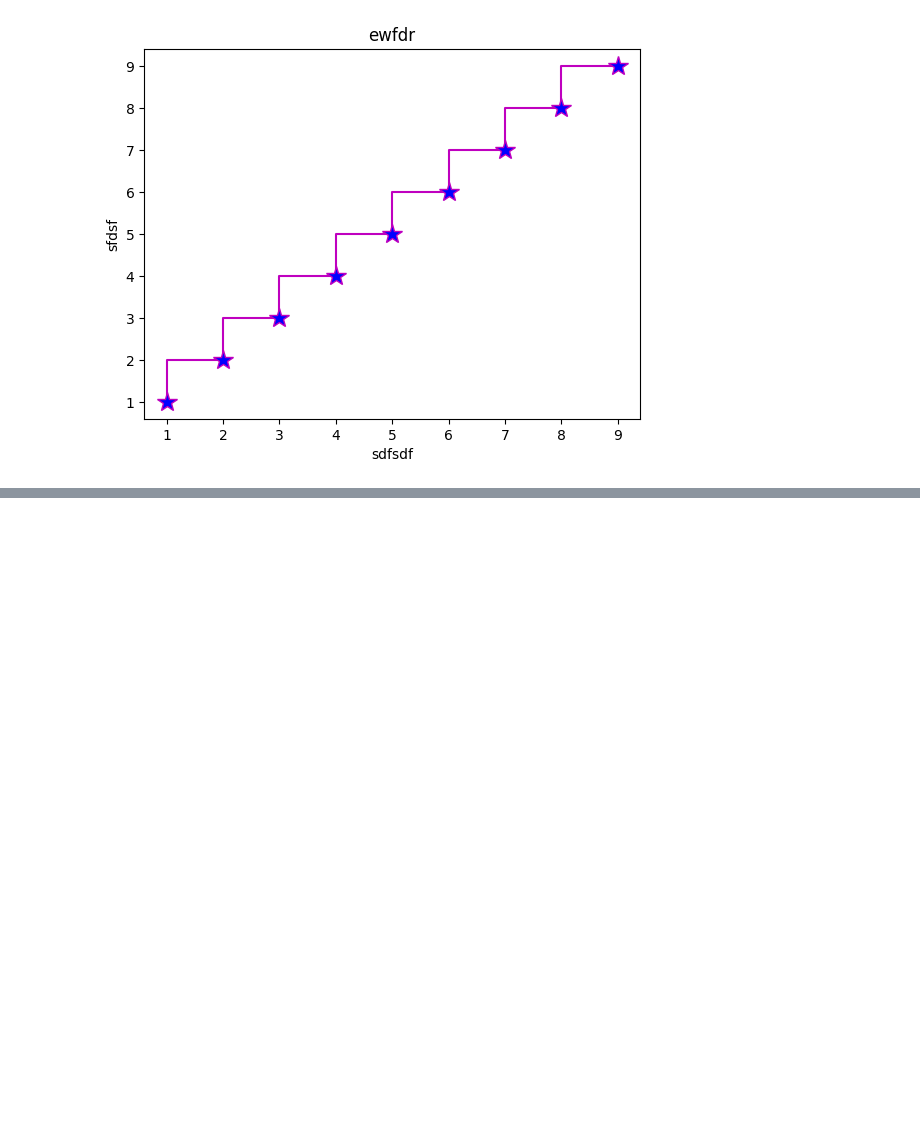
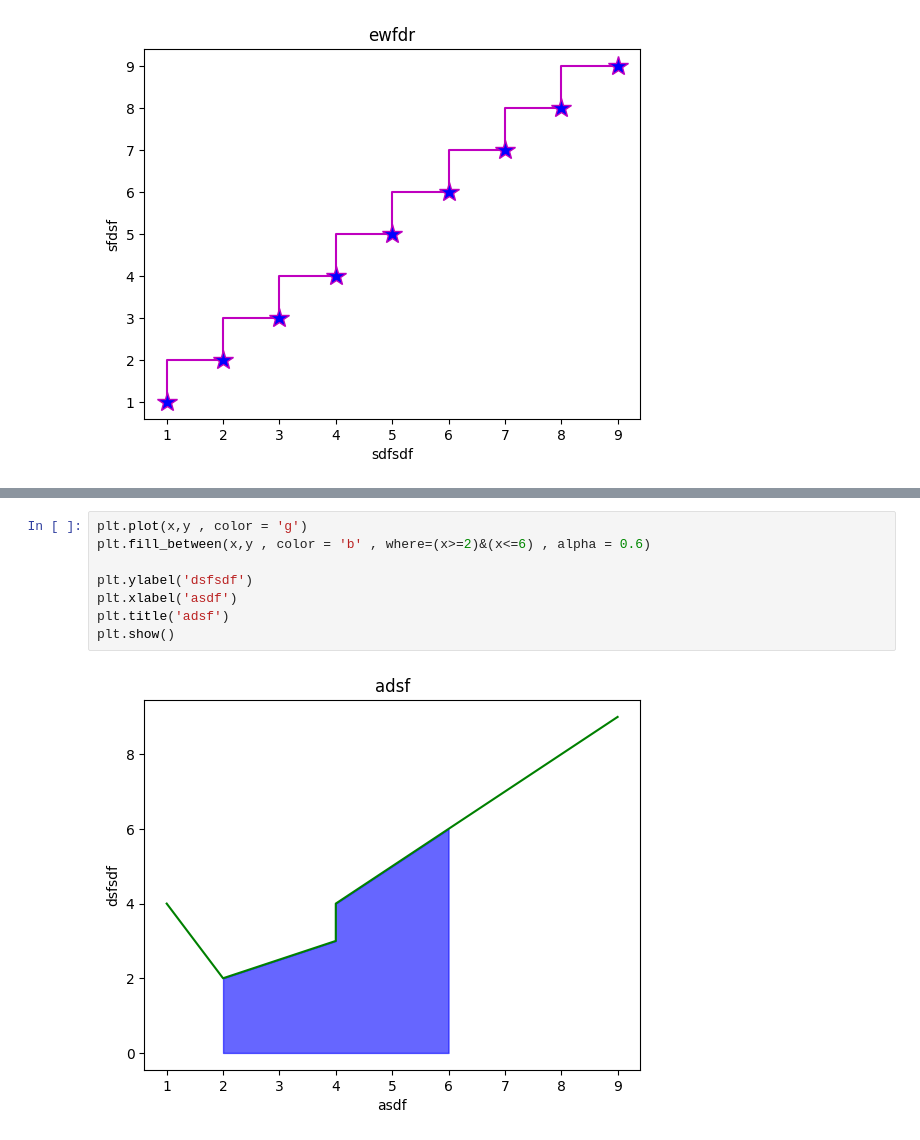
Before and after one commit to dil150898/Hotel_booking_anylisys, a Jupyter notebook: Hotel_Booking_Analysis_Capstone_Project.ipynb, the cells around one changed output, grey strips where cells are left out. Drawn from its saved outputs; the diff is of its cells as text; blank space fills up the shorter version.

```diff
--- a/Hotel_Booking_Analysis_Capstone_Project.ipynb
+++ b/Hotel_Booking_Analysis_Capstone_Project.ipynb
@@ -806,0 +842,10 @@ TypeError: ignored
+# %%
+plt.plot(x,y , color = 'g')
+plt.fill_between(x,y , color = 'b' , where=(x>=2)&(x<=6) , alpha = 0.6)
+
+plt.ylabel('dsfsdf')
+plt.xlabel('asdf')
+plt.title('adsf')
+plt.show()
+# %% [output]
+[figure, added]
```
Also changed, not shown: parts of 4 cells of this notebook.
